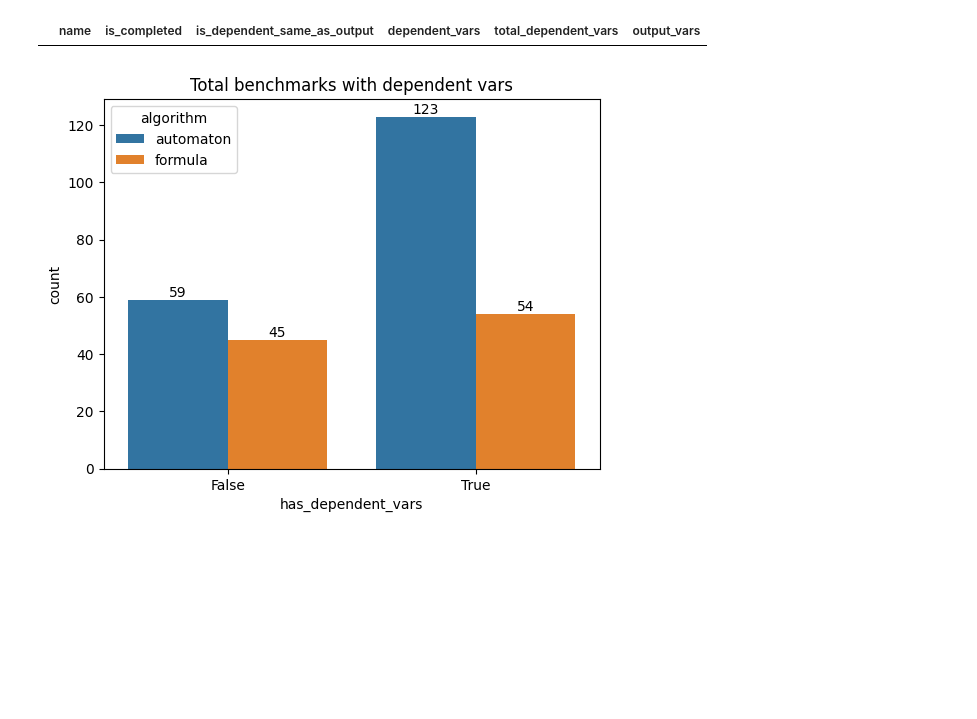
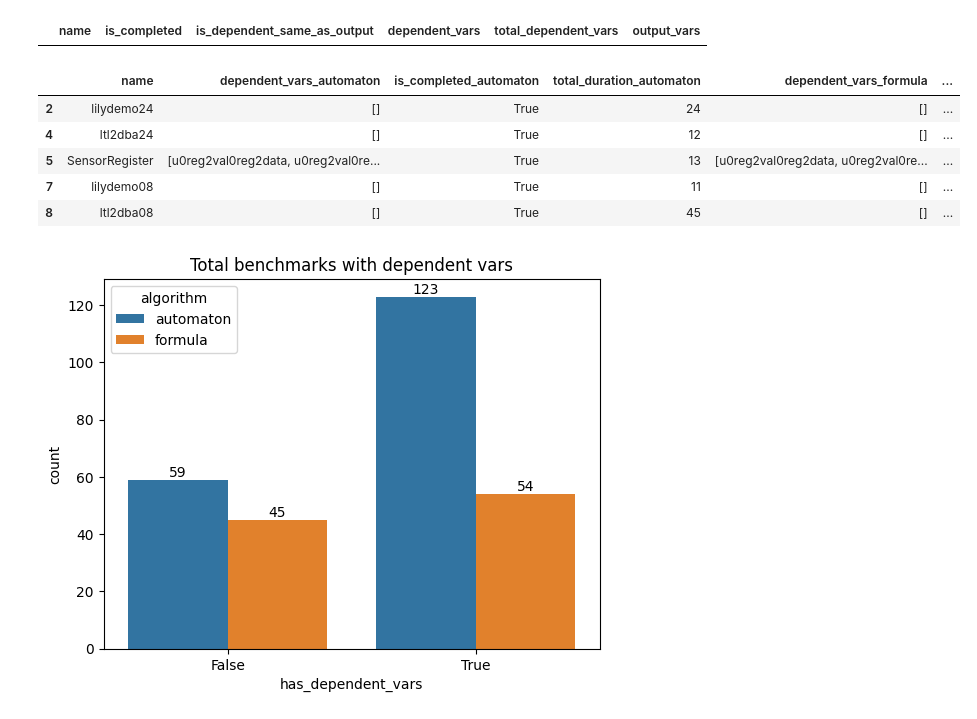
Before and after one commit to eliyaoo32/reactive-synthesis-bfss, a Jupyter notebook: tools/experiment_analysis.ipynb, the cells around one changed output. Drawn from its saved outputs; the diff is of its cells as text; code cells hidden in the pictures; blank space fills up the shorter version.

```diff
--- a/tools/experiment_analysis.ipynb
+++ b/tools/experiment_analysis.ipynb
@@ -196,6 +196,15 @@ x = x[["name","is_completed", "is_dependent_same_as_output", "dependent_vars", "
 x[(x["total_dependent_vars"] > 0) & (x["is_dependent_same_as_output"] == False)]
 # %% [output]
 |  | name | is_completed | is_dependent_same_as_output | dependent_vars | total_dependent_vars | output_vars |
+# %%
+dependent_vars_diffs[dependent_vars_diffs["same_dependents"] == True].head()
+# %% [output]
+|  | name | dependent_vars_automaton | is_completed_automaton | total_duration_automaton | dependent_vars_formula | ... |
+| 2 | lilydemo24 | [] | True | 24 | [] | ... |
+| 4 | ltl2dba24 | [] | True | 12 | [] | ... |
+| 5 | SensorRegister | [u0reg2val0reg2data, u0reg2val0re... | True | 13 | [u0reg2val0reg2data, u0reg2val0re... | ... |
+| 7 | lilydemo08 | [] | True | 11 | [] | ... |
+| 8 | ltl2dba08 | [] | True | 45 | [] | ... |
 # %%
 automaton_has_deps = automaton_df[automaton_df["is_completed"] == True][["name", "total_dependent_vars"]].copy()
 automaton_has_deps["has_dependent_vars"] = x.apply(lambda x: x["total_dependent_vars"] > 0, axis=1)
```
Also changed, not shown: parts of 2 cells of this notebook, 4 other files.
